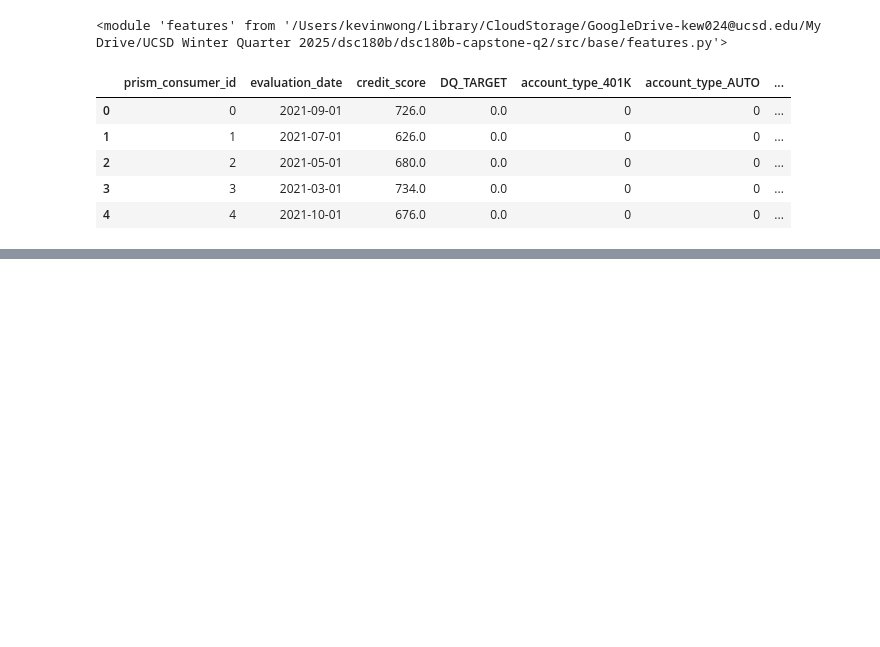
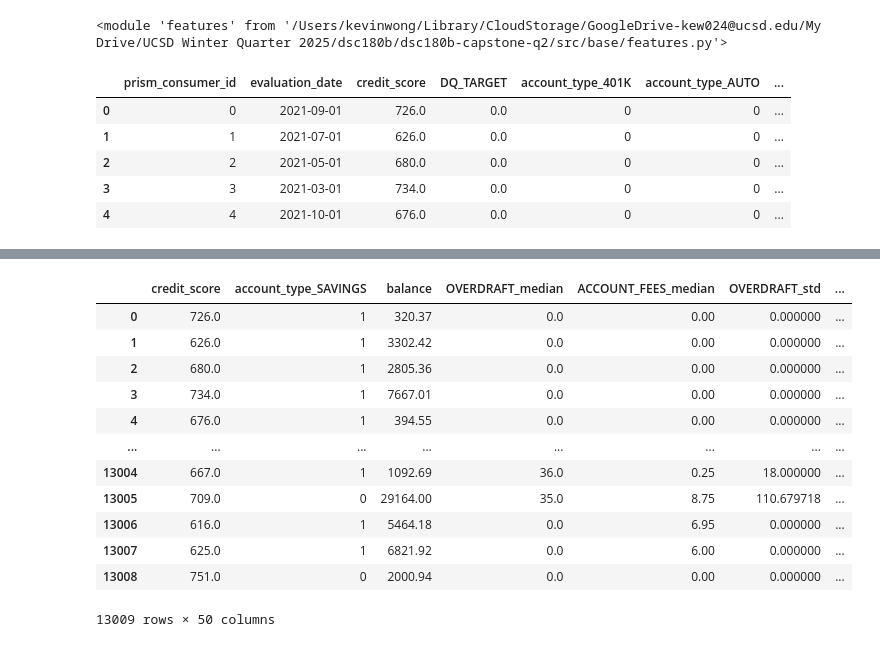
Before and after one commit to hillarychang/dsc180b-capstone-q2, a Jupyter notebook: src/notebooks/q2_feature_training.ipynb, the cells around one changed output, grey strips where cells are left out. Saved outputs shown, nothing was run; the diff lists cells and outputs as text; code cells hidden in the pictures; blank space fills up the shorter version.

```diff
--- a/src/notebooks/q2_feature_training.ipynb
+++ b/src/notebooks/q2_feature_training.ipynb
@@ -78,2 +76,0 @@ best_features = classify.get_best_features(classification_features, "DQ_TARGET",
-# %%
-classify.run_classification(best_features[0], "DQ_TARGET", all_features)
@@ -118,0 +77,16 @@ weighted avg       0.89      0.90      0.89      1936
+# %%
+all_features[best_features[0]]
+# %% [output]
+|  | credit_score | account_type_SAVINGS | balance | OVERDRAFT_median | ACCOUNT_FEES_median | OVERDRAFT_std | ... |
+| 0 | 726.0 | 1 | 320.37 | 0.0 | 0.00 | 0.000000 | ... |
+| 1 | 626.0 | 1 | 3302.42 | 0.0 | 0.00 | 0.000000 | ... |
+| 2 | 680.0 | 1 | 2805.36 | 0.0 | 0.00 | 0.000000 | ... |
+| 3 | 734.0 | 1 | 7667.01 | 0.0 | 0.00 | 0.000000 | ... |
+| 4 | 676.0 | 1 | 394.55 | 0.0 | 0.00 | 0.000000 | ... |
+| ... | ... | ... | ... | ... | ... | ... | ... |
+| 13004 | 667.0 | 1 | 1092.69 | 36.0 | 0.25 | 18.000000 | ... |
+| 13005 | 709.0 | 0 | 29164.00 | 35.0 | 8.75 | 110.679718 | ... |
+| 13006 | 616.0 | 1 | 5464.18 | 0.0 | 6.95 | 0.000000 | ... |
+| 13007 | 625.0 | 1 | 6821.92 | 0.0 | 6.00 | 0.000000 | ... |
+| 13008 | 751.0 | 0 | 2000.94 | 0.0 | 0.00 | 0.000000 | ... |
+13009 rows × 50 columns
```
Also changed, not shown: parts of 6 cells of this notebook, 4 other files.
